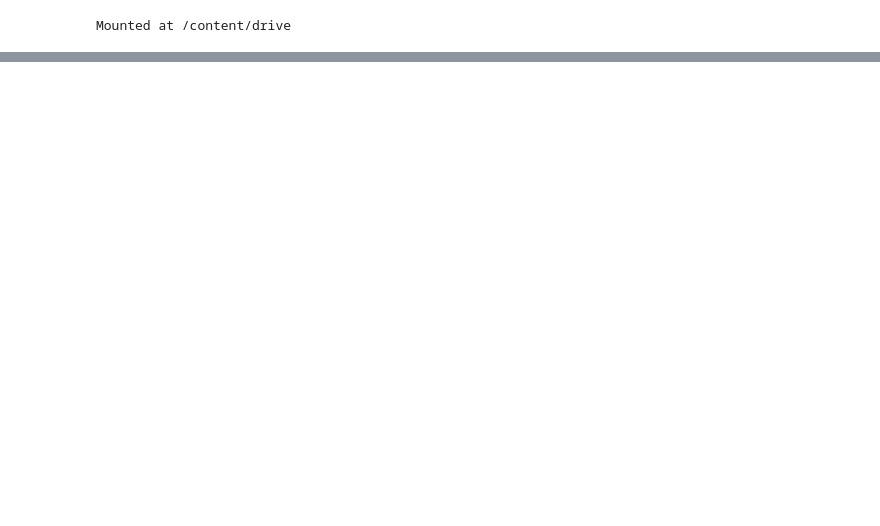
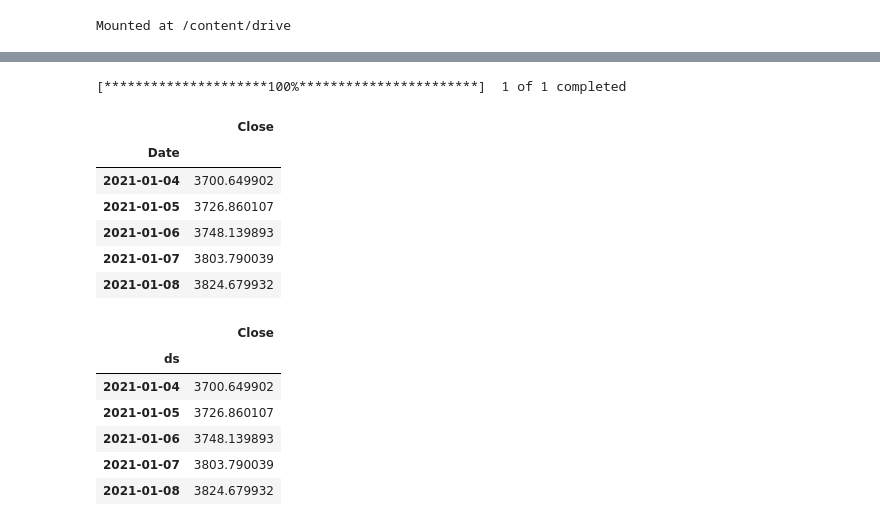
Before and after one commit to bvcmartins/dwaveDev, a Jupyter notebook: quantum_portfolio_solver.ipynb, the cells around one changed output, grey strips where cells are left out. Drawn from its saved outputs; the diff is of its cells as text; code cells hidden in the pictures; blank space fills up the shorter version.

```diff
--- a/quantum_portfolio_solver.ipynb
+++ b/quantum_portfolio_solver.ipynb
@@ -702,3 +627,31 @@ def generate_initial_state(df, n_iter, r_cross, r_mut, n_pop, budget):
+# %%
+initial_date = '2021-01-01'
+end_date = '2021-07-01'
+source = yf.download(['^GSPC'], start=initial_date, end=end_date)[['Close']]
+df_baseline = source.copy()
+display(df_baseline.head())
+df_baseline = source[['Close']]
+df_baseline.dropna(axis=1, inplace=True)
+df_baseline.reset_index(inplace=True)
+df_baseline.rename(columns={'Date':'ds'}, inplace=True)
+df_baseline.set_index('ds', inplace=True)
+df_baseline.head()
+# %% [output]
+[*********************100%***********************]  1 of 1 completed
+|  | Close |
+| Date |  |
+| 2021-01-04 | 3700.649902 |
+| 2021-01-05 | 3726.860107 |
+| 2021-01-06 | 3748.139893 |
+| 2021-01-07 | 3803.790039 |
+| 2021-01-08 | 3824.679932 |
+|  | Close |
+| ds |  |
+| 2021-01-04 | 3700.649902 |
+| 2021-01-05 | 3726.860107 |
+| 2021-01-06 | 3748.139893 |
+| 2021-01-07 | 3803.790039 |
+| 2021-01-08 | 3824.679932 |
 # %%
 load_path = '/content/drive/MyDrive/dwave/conf/'
 pickle_file = '/content/drive/MyDrive/ga/df.pkl'
```
Also changed, not shown: parts of 10 cells of this notebook.
